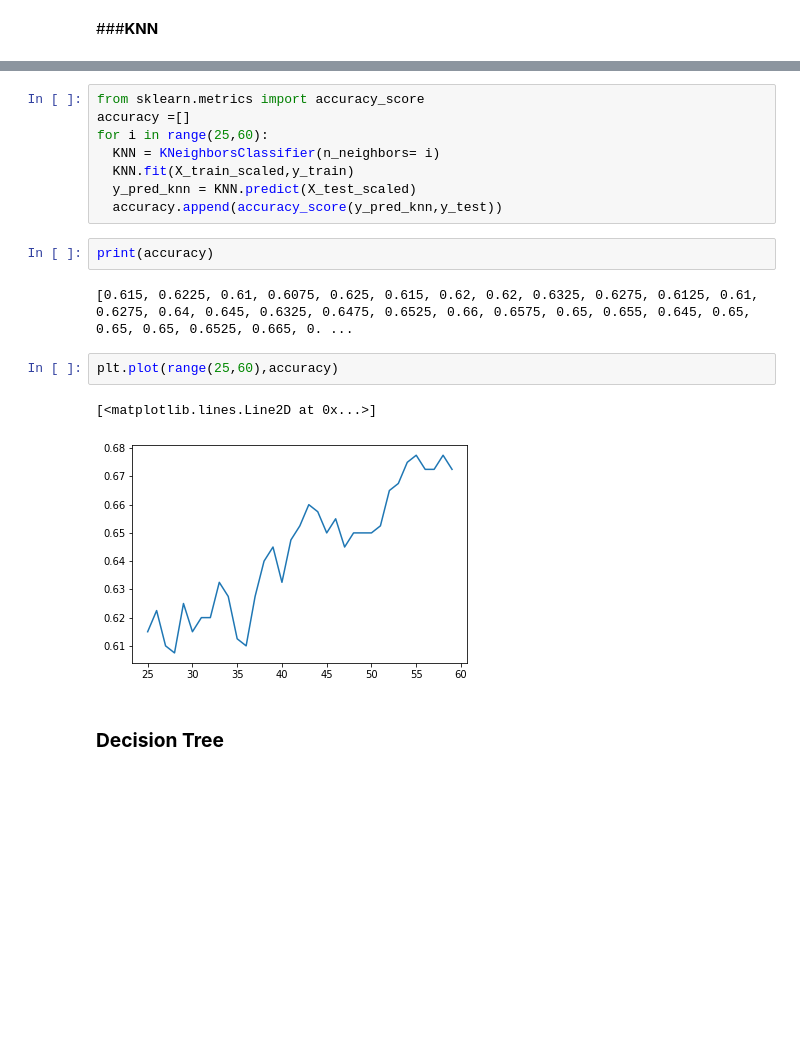
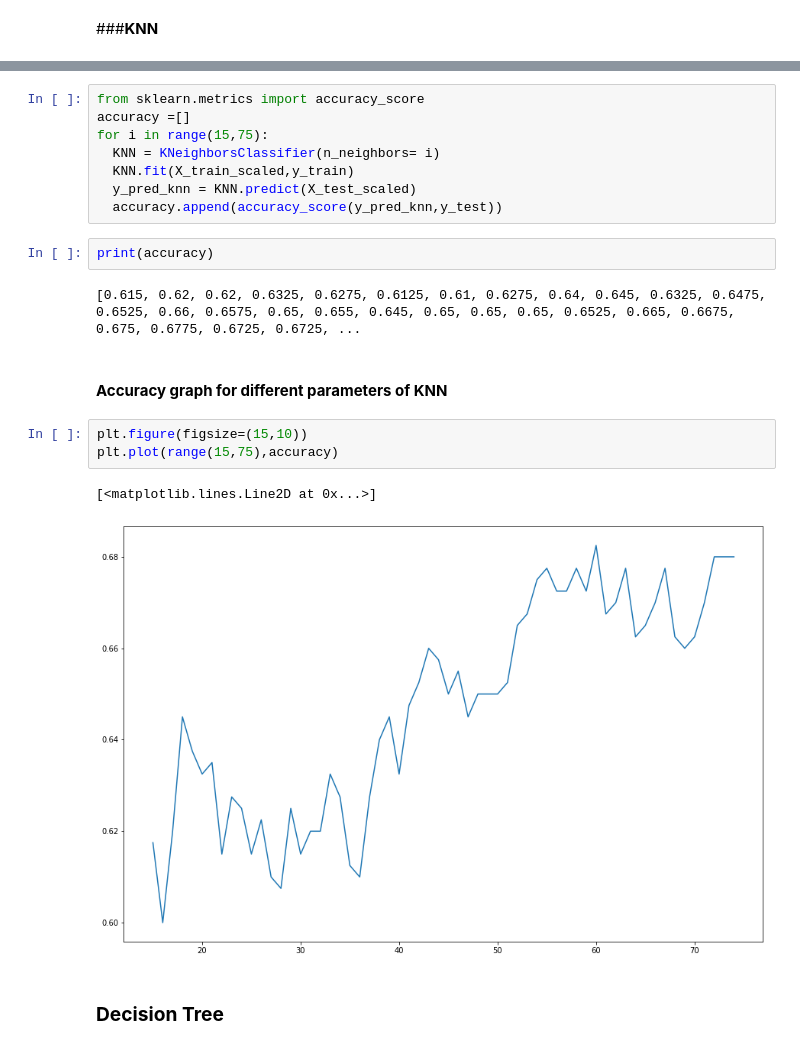
Before and after one commit to iamabd53/Mobile-Price-Range-Prediction, a Jupyter notebook: Mobile_Price_Range_Prediction.ipynb, the cells around one changed output, grey strips where cells are left out. Cells and saved outputs as stored; diff of their text form; blank space fills up the shorter version.

```diff
--- a/Mobile_Price_Range_Prediction.ipynb
+++ b/Mobile_Price_Range_Prediction.ipynb
@@ -460,7 +478,7 @@ weighted avg       0.66      0.65      0.65       400
 # %%
 from sklearn.metrics import accuracy_score
 accuracy =[]
-for i in range(25,60):
+for i in range(15,75):
   KNN = KNeighborsClassifier(n_neighbors= i)
   KNN.fit(X_train_scaled,y_train)
   y_pred_knn = KNN.predict(X_test_scaled)
@@ -468,12 +486,15 @@ for i in range(25,60):
 # %%
 print(accuracy)
 # %% [output]
-[0.615, 0.6225, 0.61, 0.6075, 0.625, 0.615, 0.62, 0.62, 0.6325, 0.6275, 0.6125, 0.61, 0.6275, 0.64, 0.645, 0.6325, 0.6475, 0.6525, 0.66, 0.6575, 0.65, 0.655, 0.645, 0.65, 0.65, 0.65, 0.6525, 0.665, 0. ...
+[0.615, 0.62, 0.62, 0.6325, 0.6275, 0.6125, 0.61, 0.6275, 0.64, 0.645, 0.6325, 0.6475, 0.6525, 0.66, 0.6575, 0.65, 0.655, 0.645, 0.65, 0.65, 0.65, 0.6525, 0.665, 0.6675, 0.675, 0.6775, 0.6725, 0.6725, ...
+# %% [markdown]
+#### **Accuracy graph for different parameters of KNN**
 # %%
-plt.plot(range(25,60),accuracy)
+plt.figure(figsize=(15,10))
+plt.plot(range(15,75),accuracy)
 # %% [output]
 [<matplotlib.lines.Line2D at 0x...>]
-[figure, old version]
+[figure, new version]
 # %% [markdown]
 ### **Decision Tree**
 # %%
```
Also changed, not shown: parts of 50 cells of this notebook.
